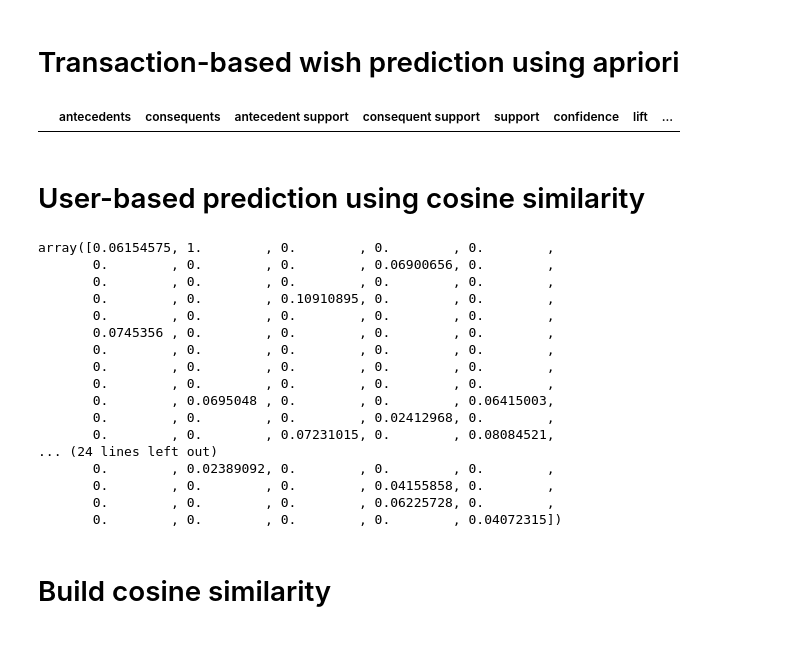
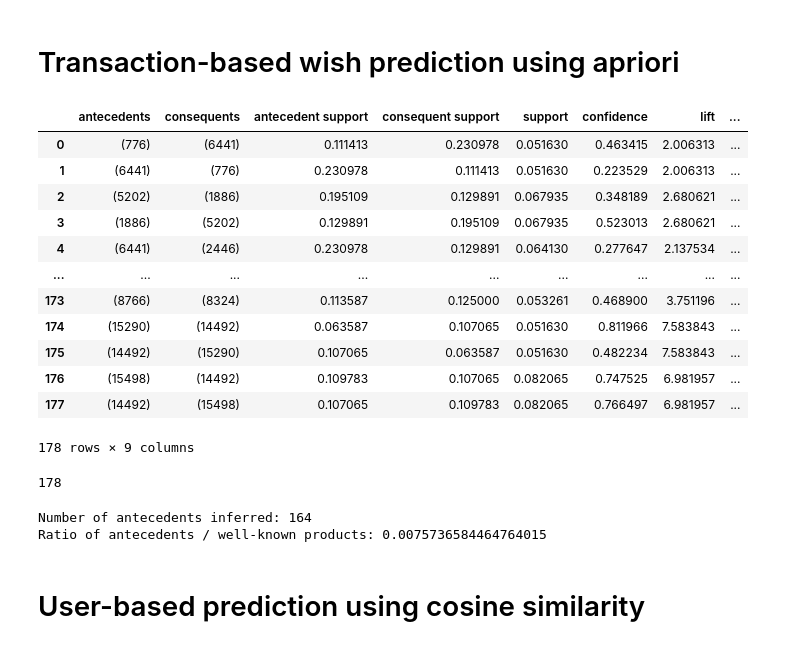
Before and after one commit to dcongtinh/barter-system, a Jupyter notebook: research_ratebeer_wishlist.ipynb, the cells around one changed output. Cells and saved outputs as stored; diff of their text form; code cells hidden in the pictures.

```diff
--- a/research_ratebeer_wishlist.ipynb
+++ b/research_ratebeer_wishlist.ipynb
@@ -41,6 +41,9 @@ from mlxtend.preprocessing import TransactionEncoder
 transaction_encoder = TransactionEncoder()
 wish_matrix = transaction_encoder.fit_transform(transactions).astype("int")
 wish_df = pd.DataFrame(wish_matrix, columns=transaction_encoder.columns_)
+
+# index is actually personId
+wish_df.index = df.index
 # %%
 wish_df.head()
 # %% [output]
@@ -73,0 +80,4 @@ np.unique(wish_df.sum(), return_counts=True)
+# %%
+print("Number of person having wish > 1:", len(wish_df.sum(axis=1) > 1))
+new_df = wish_df.loc[wish_df.sum(axis=1) > 1]
+# new_df = new_df.loc[:, wish_df.sum() > 1]
@@ -76,35 +101,34 @@ np.unique(wish_df.sum(), return_counts=True)
 # %%
 from mlxtend.frequent_patterns import apriori
 from mlxtend.frequent_patterns import association_rules
 
-frequent_itemsets = apriori(wish_df, min_support=0.1)
+frequent_itemsets = apriori(new_df, min_support=0.05)
 rules = association_rules(frequent_itemsets, metric="lift")
 # Something FAILED
 rules
 # %% [output]
 |  | antecedents | consequents | antecedent support | consequent support | support | confidence | lift | ... |
+| 0 | (776) | (6441) | 0.111413 | 0.230978 | 0.051630 | 0.463415 | 2.006313 | ... |
+| 1 | (6441) | (776) | 0.230978 | 0.111413 | 0.051630 | 0.223529 | 2.006313 | ... |
+| 2 | (5202) | (1886) | 0.195109 | 0.129891 | 0.067935 | 0.348189 | 2.680621 | ... |
+| 3 | (1886) | (5202) | 0.129891 | 0.195109 | 0.067935 | 0.523013 | 2.680621 | ... |
+| 4 | (6441) | (2446) | 0.230978 | 0.129891 | 0.064130 | 0.277647 | 2.137534 | ... |
+| ... | ... | ... | ... | ... | ... | ... | ... | ... |
+| 173 | (8766) | (8324) | 0.113587 | 0.125000 | 0.053261 | 0.468900 | 3.751196 | ... |
+| 174 | (15290) | (14492) | 0.063587 | 0.107065 | 0.051630 | 0.811966 | 7.583843 | ... |
+| 175 | (14492) | (15290) | 0.107065 | 0.063587 | 0.051630 | 0.482234 | 7.583843 | ... |
+| 176 | (15498) | (14492) | 0.109783 | 0.107065 | 0.082065 | 0.747525 | 6.981957 | ... |
+| 177 | (14492) | (15498) | 0.107065 | 0.109783 | 0.082065 | 0.766497 | 6.981957 | ... |
+178 rows × 9 columns
+# %%
+len(rules)
+# %% [output]
+178
+# %%
+print("Number of antecedents inferred:", len(np.unique(rules["antecedents"])))
+print("Ratio of antecedents / well-known products:", len(np.unique(rules["antecedents"])) / number_of_product)
+# %% [output]
+Number of antecedents inferred: 164
+Ratio of antecedents / well-known products: 0.0075736584464764015
 # %% [markdown]
 # User-based prediction using cosine similarity
-# %%
-from sklearn.metrics.pairwise import cosine_similarity
-cosine_similarity(wish_df[1:2], wish_matrix[:])[0][:200]
-# %% [output]
-array([0.06154575, 1.        , 0.        , 0.        , 0.        ,
-       0.        , 0.        , 0.        , 0.06900656, 0.        ,
-       0.        , 0.        , 0.        , 0.        , 0.        ,
-       0.        , 0.        , 0.10910895, 0.        , 0.        ,
-       0.        , 0.        , 0.        , 0.        , 0.        ,
-       0.0745356 , 0.        , 0.        , 0.        , 0.        ,
-       0.        , 0.        , 0.        , 0.        , 0.        ,
-       0.        , 0.        , 0.        , 0.        , 0.        ,
-       0.        , 0.        , 0.        , 0.        , 0.        ,
-       0.        , 0.0695048 , 0.        , 0.        , 0.06415003,
-       0.        , 0.        , 0.        , 0.02412968, 0.        ,
-       0.        , 0.        , 0.07231015, 0.        , 0.08084521,
-... (24 lines left out)
-       0.        , 0.02389092, 0.        , 0.        , 0.        ,
-       0.        , 0.        , 0.        , 0.04155858, 0.        ,
-       0.        , 0.        , 0.        , 0.06225728, 0.        ,
-       0.        , 0.        , 0.        , 0.        , 0.04072315])
-# %% [markdown]
-# Build cosine similarity
```
Also changed, not shown: parts of 17 cells of this notebook.
